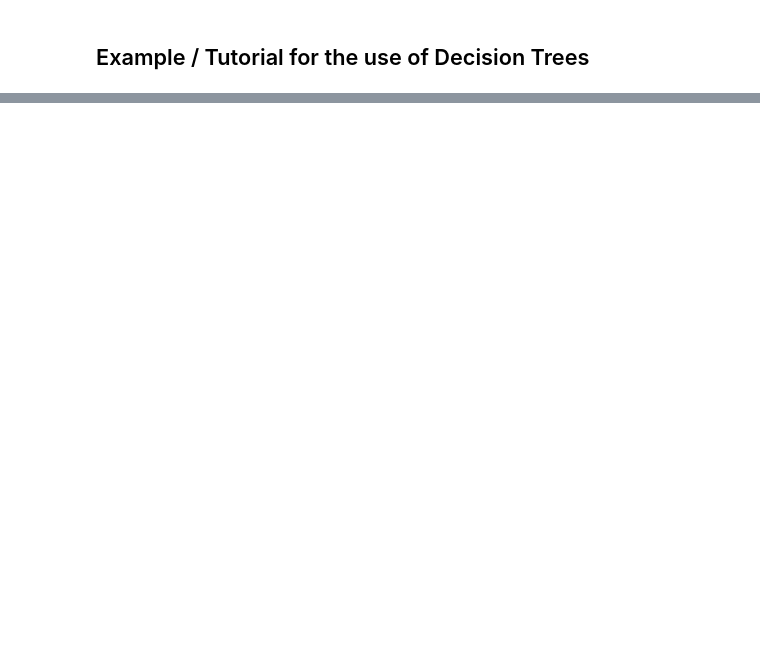
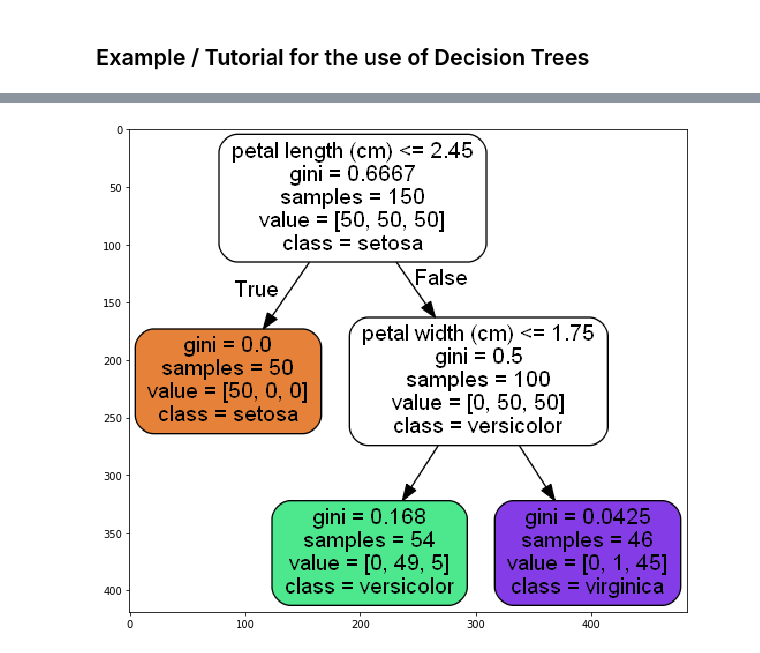
Before and after one commit to zaifrun/ml, a Jupyter notebook: DecisionTree.ipynb, the cells around one changed output, grey strips where cells are left out. Cells and saved outputs as stored; diff of their text form; code cells hidden in the pictures; blank space fills up the shorter version.

```diff
--- a/DecisionTree.ipynb
+++ b/DecisionTree.ipynb
@@ -27,0 +56,24 @@ Number of samples: 150
+# %%
+import pydotplus
+from sklearn.externals.six import StringIO
+import matplotlib.image as mpimg
+import io
+
+dot_data = io.StringIO()
+
+export_graphviz(tree_clf,
+                out_file=dot_data, # or put a filename here filename like "graph.dot", you then need to convert it into pgn
+                feature_names=iris.feature_names[2:],
+                class_names=iris.target_names,
+                rounded=True,
+                filled=True)
+
+filename = "tree.png"
+pydotplus.graph_from_dot_data(dot_data.getvalue()).write_png(filename) # write the dot data to a pgn file
+img=mpimg.imread(filename) # read this pgn file
+
+plt.figure(figsize=(10,10)) # setting the size to 10 x 10 inches of the figure.
+imgplot = plt.imshow(img) # plot the image.
+plt.show()
+# %% [output]
+[figure, added]
```
Also changed, not shown: parts of 7 cells of this notebook.
